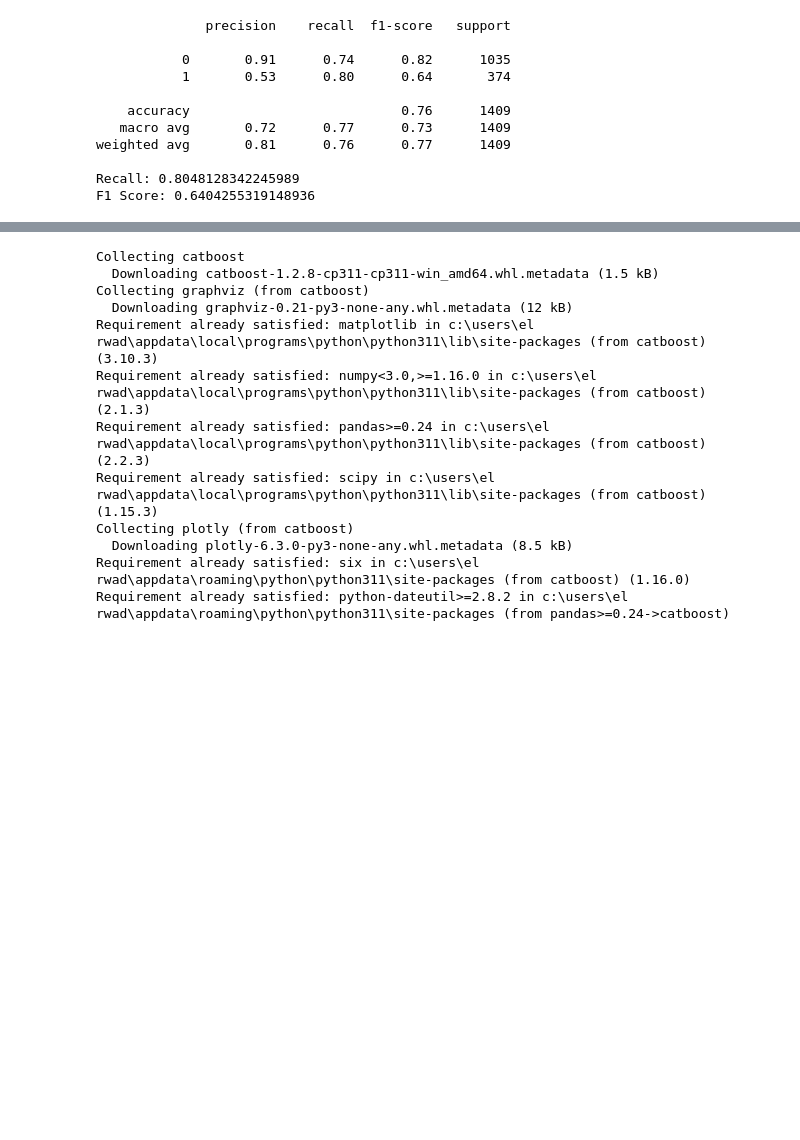
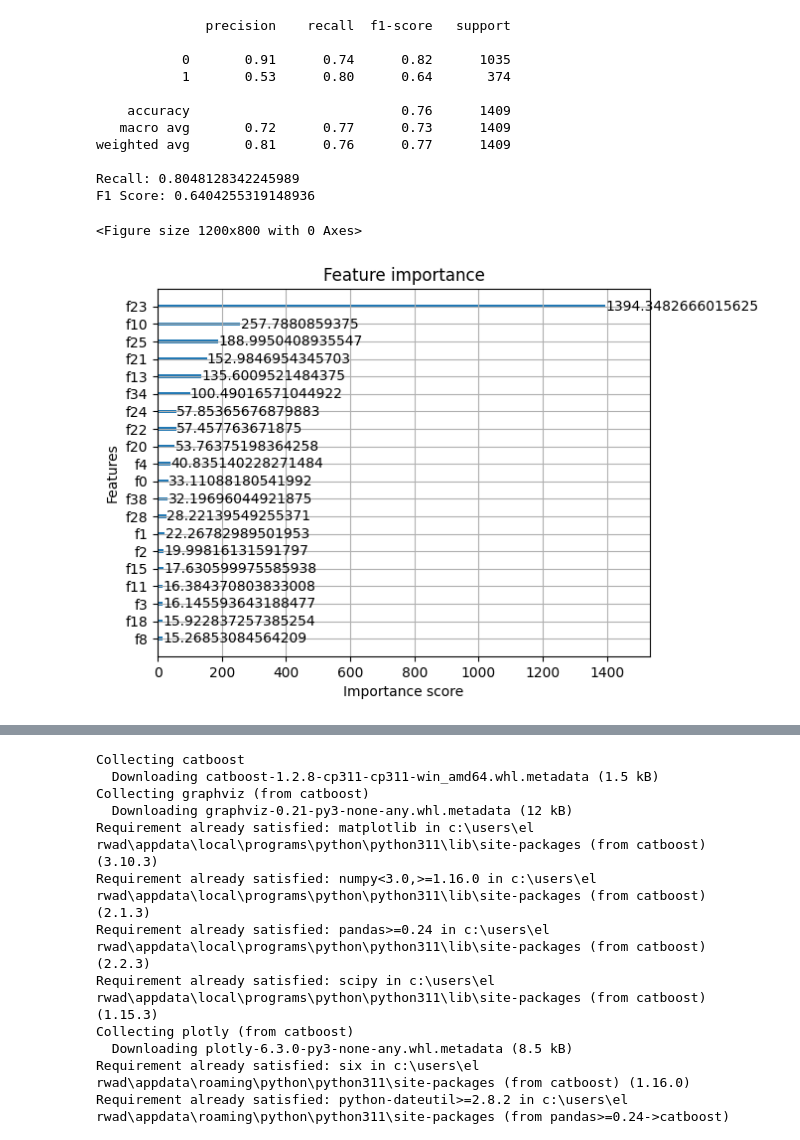
Before and after one commit to arwa-5aled/TelecomChurnUseCase, a Jupyter notebook: notebooks/modeling.ipynb, the cells around one changed output, grey strips where cells are left out. Drawn from its saved outputs; the diff is of its cells as text; code cells hidden in the pictures; blank space fills up the shorter version.

```diff
--- a/notebooks/modeling.ipynb
+++ b/notebooks/modeling.ipynb
@@ -682,3 +682,17 @@ weighted avg       0.81      0.76      0.77      1409
 
 Recall: 0.8048128342245989
 F1 Score: 0.6404255319148936
+# %%
+best_pipeline = opt.best_estimator_
+# %%
+xgb_model = best_pipeline.named_steps['classifier']
+# %%
+from xgboost import plot_importance
+import matplotlib.pyplot as plt
+
+plt.figure(figsize=(12, 8))
+plot_importance(xgb_model, max_num_features=20, importance_type='gain')
+plt.show()
+# %% [output]
+<Figure size 1200x800 with 0 Axes>
+[figure, added]
```
Also changed, not shown: parts of 4 cells of this notebook.
